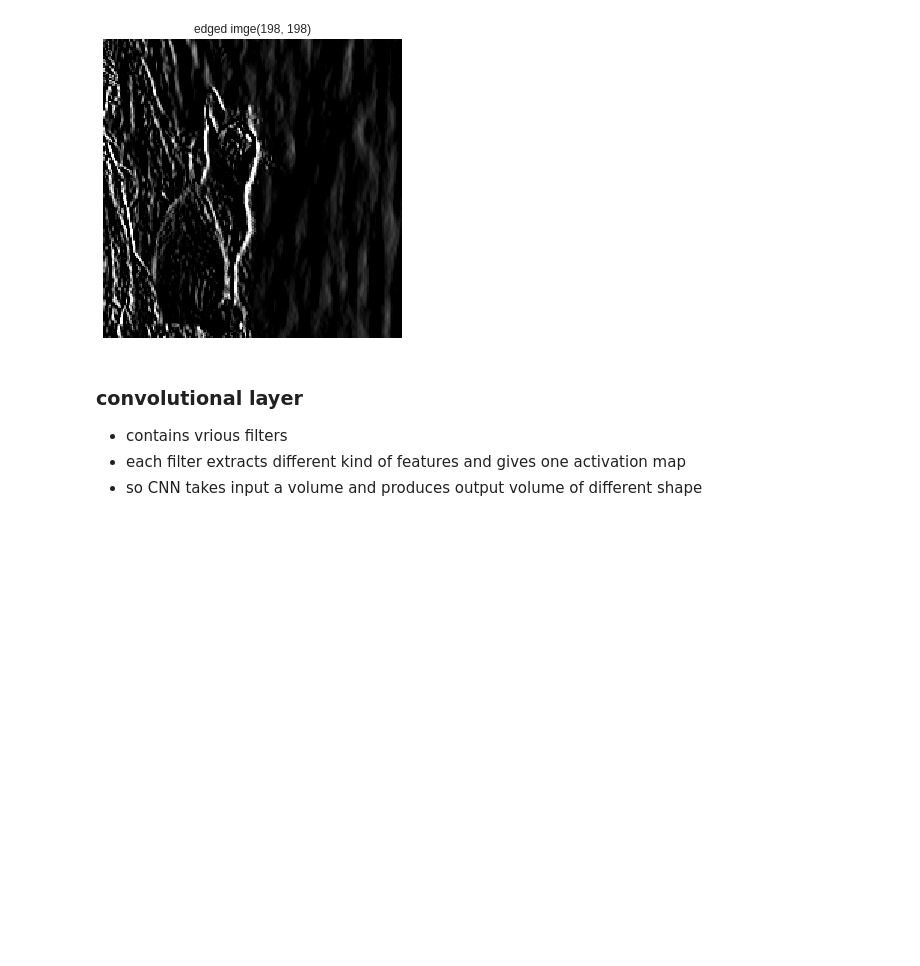
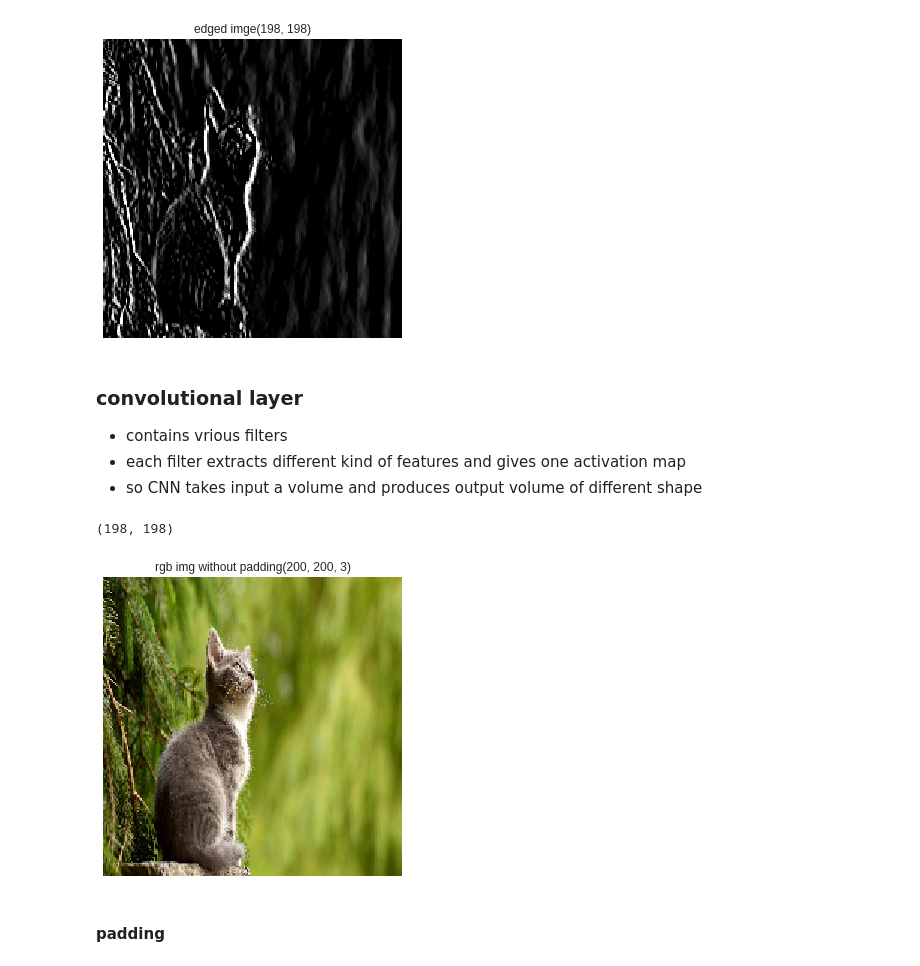
Before and after one commit to macabdul9/ml-cb, a Jupyter notebook: L16-CNN/cnn-online.ipynb, the cells around one changed output. Cells and saved outputs as stored; diff of their text form; code cells hidden in the pictures; blank space fills up the shorter version.

```diff
--- a/L16-CNN/cnn-online.ipynb
+++ b/L16-CNN/cnn-online.ipynb
@@ -79,3 +79,13 @@ drawImage(img_edge, title='edged imge', c='gray')
 - contains vrious filters
 - each filter extracts different kind of features and gives one activation map
 - so CNN takes input a volume and produces output volume of different shape
+# %%
+blurred_img.shape
+# %% [output]
+(198, 198)
+# %%
+drawImage(img_rgb, title='rgb img without padding', c='gray')
+# %% [output]
+[figure, added]
+# %% [markdown]
+#### padding
```
Also changed, not shown: parts of 8 cells of this notebook, 10 other files.
